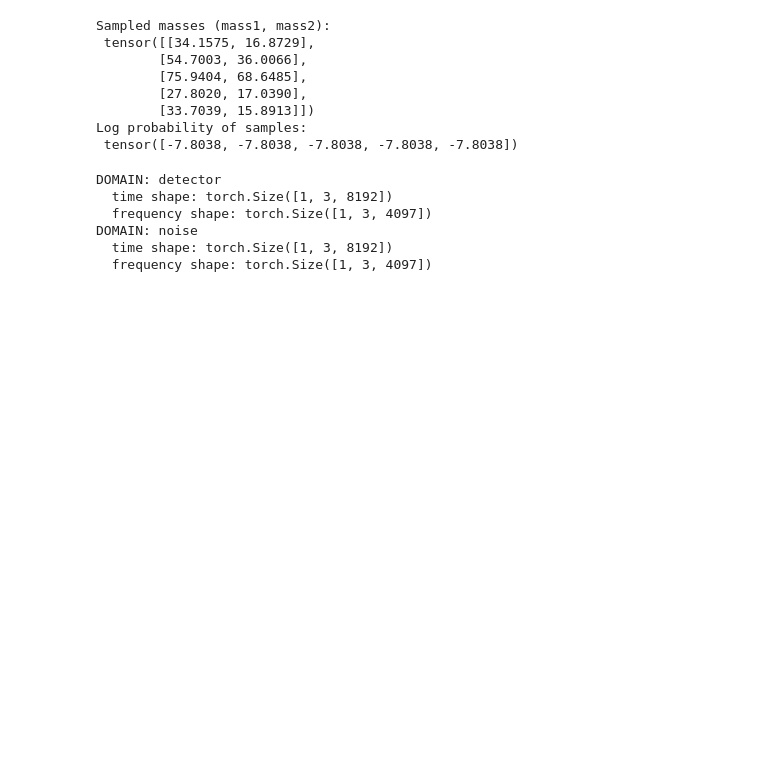
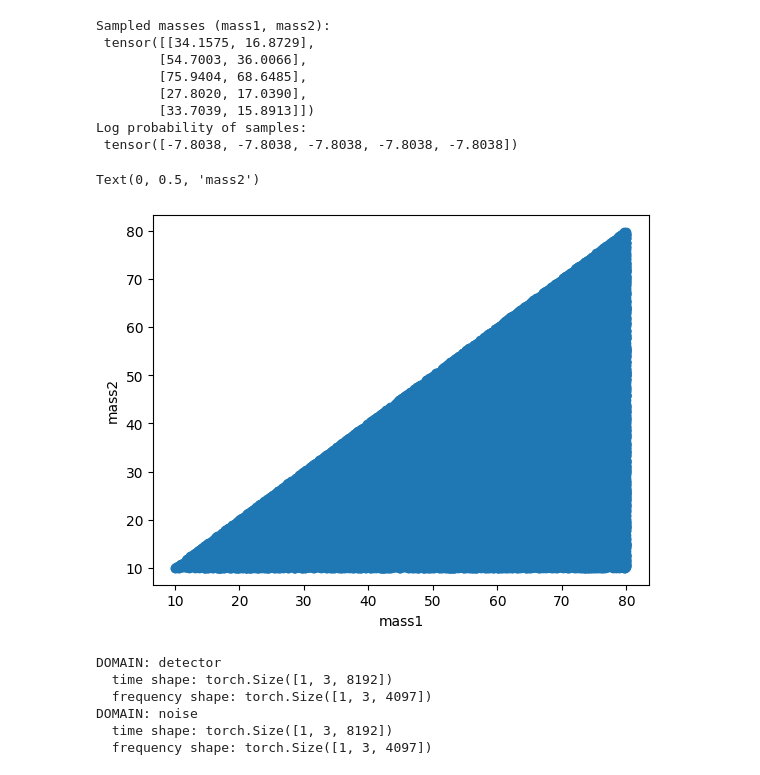
Before and after one commit to Uddiptaatwork/gw_simulator, a Jupyter notebook: gw_simulator_bilby.ipynb, the cells around one changed output. Saved outputs shown, nothing was run; the diff lists cells and outputs as text; code cells hidden in the pictures; blank space fills up the shorter version.

Commit message:
added plot showing mass samples

```diff
--- a/gw_simulator_bilby.ipynb
+++ b/gw_simulator_bilby.ipynb
@@ -238,6 +238,14 @@ Sampled masses (mass1, mass2):
         [33.7039, 15.8913]])
 Log probability of samples:
  tensor([-7.8038, -7.8038, -7.8038, -7.8038, -7.8038])
+# %%
+masses = prior.sample((100_000,))
+plt.scatter(masses[:, 0], masses[:, 1])
+plt.xlabel("mass1")
+plt.ylabel("mass2")
+# %% [output]
+Text(0, 0.5, 'mass2')
+[figure, added]
 # %%
 # Instantiate the simulator based on the selected implementation
 if SIMULATOR_TYPE.lower() == 'bilby':
```
